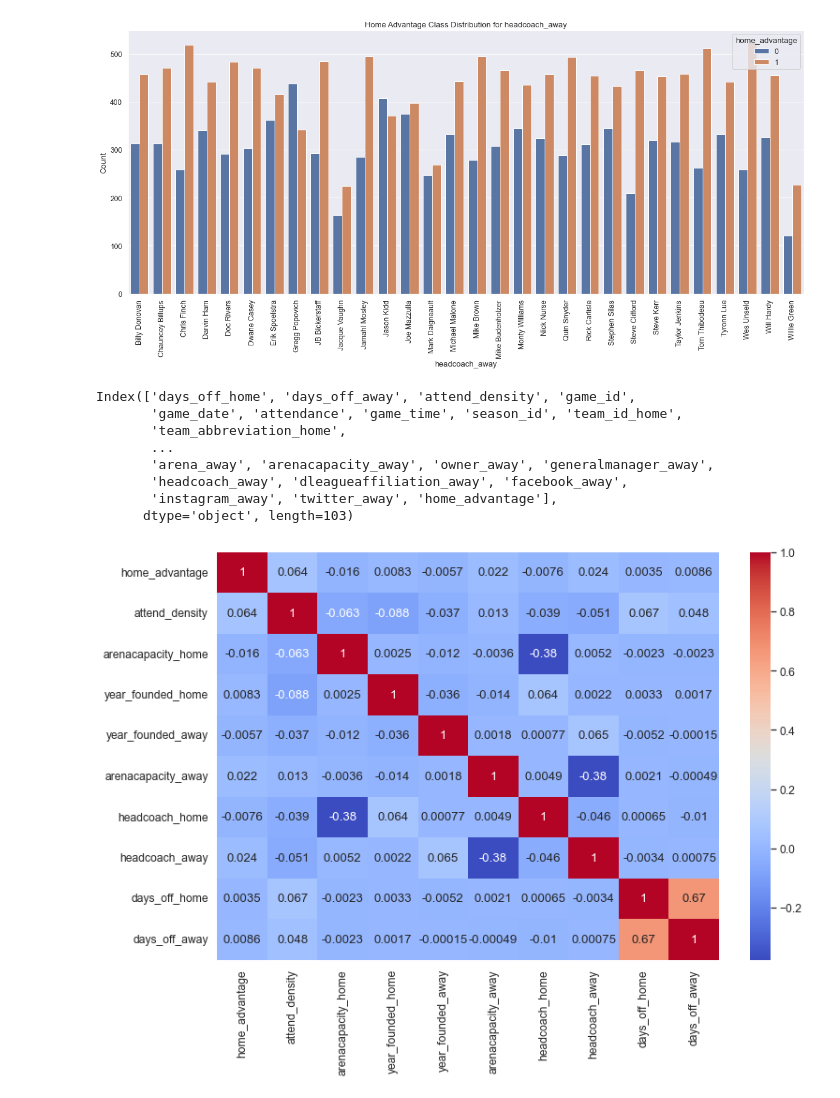
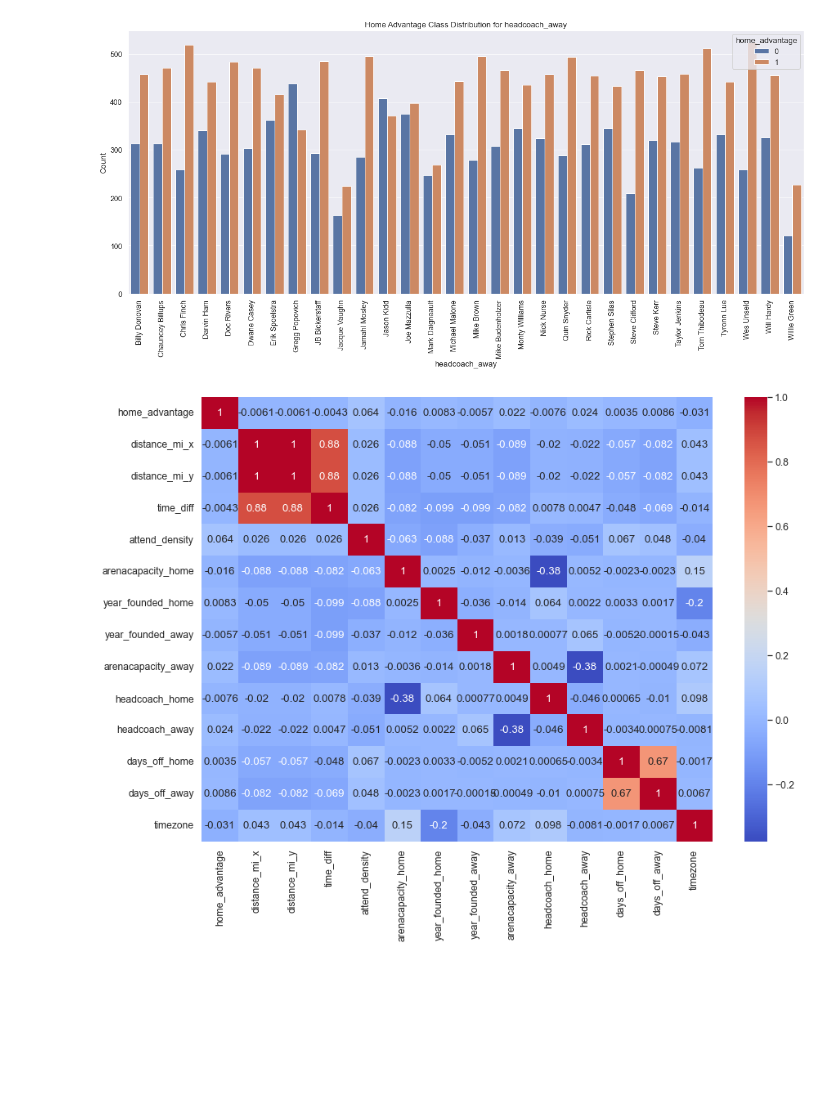
Before and after one commit to kentwhf/Home-Field-Advantage-Sports, a Jupyter notebook: final.ipynb, the cells around one changed output. Saved outputs shown, nothing was run; the diff lists cells and outputs as text; code cells hidden in the pictures; blank space fills up the shorter version.

```diff
--- a/final.ipynb
+++ b/final.ipynb
@@ -209,26 +211,18 @@ encoded_data = final_merged_data.copy()
 encoder = OrdinalEncoder()
 
 # Fit and transform the selected columns
-encoded_columns = encoder.fit_transform(encoded_data[['headcoach_home', 'headcoach_away']])
+encoded_columns = encoder.fit_transform(encoded_data[['headcoach_home', 'headcoach_away', 'timezone']])
 
 # Assign the encoded columns back to the dataframe
-encoded_data[['headcoach_home', 'headcoach_away']] = encoded_columns
+encoded_data[['headcoach_home', 'headcoach_away', 'timezone']] = encoded_columns
-# %%
-encoded_data.keys()
-# %% [output]
-Index(['days_off_home', 'days_off_away', 'attend_density', 'game_id',
-       'game_date', 'attendance', 'game_time', 'season_id', 'team_id_home',
-       'team_abbreviation_home',
-       ...
-       'arena_away', 'arenacapacity_away', 'owner_away', 'generalmanager_away',
-       'headcoach_away', 'dleagueaffiliation_away', 'facebook_away',
-       'instagram_away', 'twitter_away', 'home_advantage'],
-      dtype='object', length=103)
-# %%
-factors = encoded_data[['home_advantage', 'attend_density', 'arenacapacity_home', 'year_founded_home', 'year_founded_away', 'arenacapacity_away', 'headcoach_home', 'headcoach_away', 'days_off_home', 'days_off_away', 'timezone']]
-correlations = factors.corr()
-plt.figure(figsize=(12, 8))
-sns.heatmap(correlations, annot=True, cmap='coolwarm')
-plt.show()
-# %% [output]
-[figure, removed]
+# %%
+scaler = MinMaxScaler()
+columns_to_normalize = ['home_advantage','distance_mi_x', 'distance_mi_y', 'time_diff', 'attend_density', 'arenacapacity_home', 'year_founded_home', 'year_founded_away', 'arenacapacity_away', 'headcoach_home', 'headcoach_away', 'days_off_home', 'days_off_away', 'timezone']
+encoded_data[columns_to_normalize] = scaler.fit_transform(encoded_data[columns_to_normalize])
+factors = encoded_data[columns_to_normalize]
+correlations = factors.corr()
+plt.figure(figsize=(14, 10))
+sns.heatmap(correlations, annot=True, cmap='coolwarm')
+plt.show()
+# %% [output]
+[figure, added]
```
Also changed, not shown: parts of 18 cells of this notebook, 20 other files.
